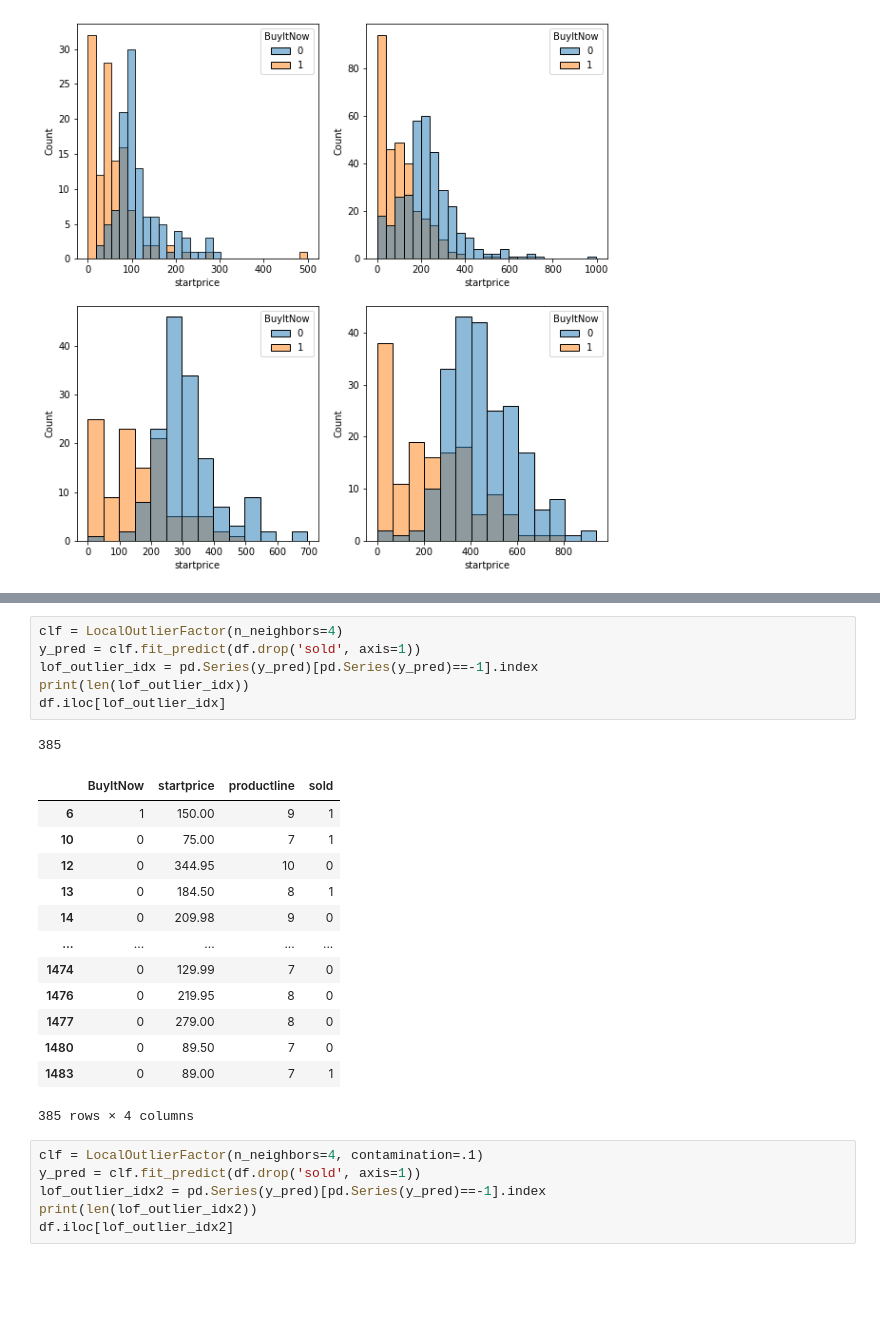
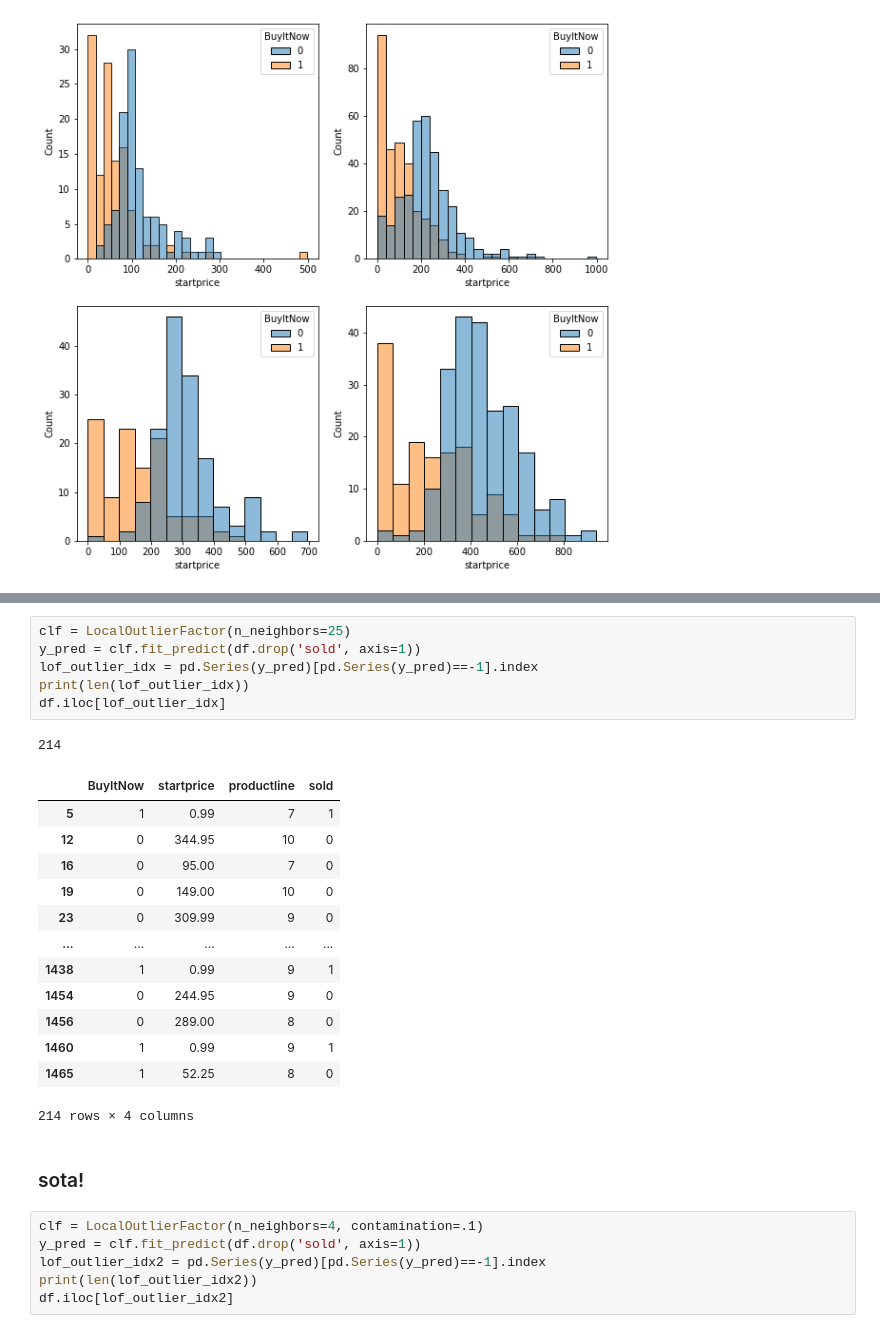
Before and after one commit to choigww/projects, a Jupyter notebook: missing-value-imputations/3-remove-outliers.ipynb, the cells around one changed output, grey strips where cells are left out. Cells and saved outputs as stored; diff of their text form; blank space fills up the shorter version.

```diff
--- a/missing-value-imputations/remove-outliers.ipynb
+++ b/missing-value-imputations/3-remove-outliers.ipynb
@@ -129,24 +145,26 @@ sns.histplot(x=df[model10]['startprice'], data=df[model10],
 # %%
-clf = LocalOutlierFactor(n_neighbors=4)
+clf = LocalOutlierFactor(n_neighbors=25)
 y_pred = clf.fit_predict(df.drop('sold', axis=1))
 lof_outlier_idx = pd.Series(y_pred)[pd.Series(y_pred)==-1].index
 print(len(lof_outlier_idx))
 df.iloc[lof_outlier_idx]
 # %% [output]
-385
+214
 |  | BuyItNow | startprice | productline | sold |
-| 6 | 1 | 150.00 | 9 | 1 |
-| 10 | 0 | 75.00 | 7 | 1 |
+| 5 | 1 | 0.99 | 7 | 1 |
 | 12 | 0 | 344.95 | 10 | 0 |
-| 13 | 0 | 184.50 | 8 | 1 |
-| 14 | 0 | 209.98 | 9 | 0 |
+| 16 | 0 | 95.00 | 7 | 0 |
+| 19 | 0 | 149.00 | 10 | 0 |
+| 23 | 0 | 309.99 | 9 | 0 |
 | ... | ... | ... | ... | ... |
-| 1474 | 0 | 129.99 | 7 | 0 |
-| 1476 | 0 | 219.95 | 8 | 0 |
-| 1477 | 0 | 279.00 | 8 | 0 |
-| 1480 | 0 | 89.50 | 7 | 0 |
-| 1483 | 0 | 89.00 | 7 | 1 |
+| 1438 | 1 | 0.99 | 9 | 1 |
+| 1454 | 0 | 244.95 | 9 | 0 |
+| 1456 | 0 | 289.00 | 8 | 0 |
+| 1460 | 1 | 0.99 | 9 | 1 |
+| 1465 | 1 | 52.25 | 8 | 0 |
-385 rows × 4 columns
+214 rows × 4 columns
+# %% [markdown]
+### sota!
 # %%
 clf = LocalOutlierFactor(n_neighbors=4, contamination=.1)
 y_pred = clf.fit_predict(df.drop('sold', axis=1))
```
Also changed, not shown: parts of 73 cells of this notebook, 1 other file.
